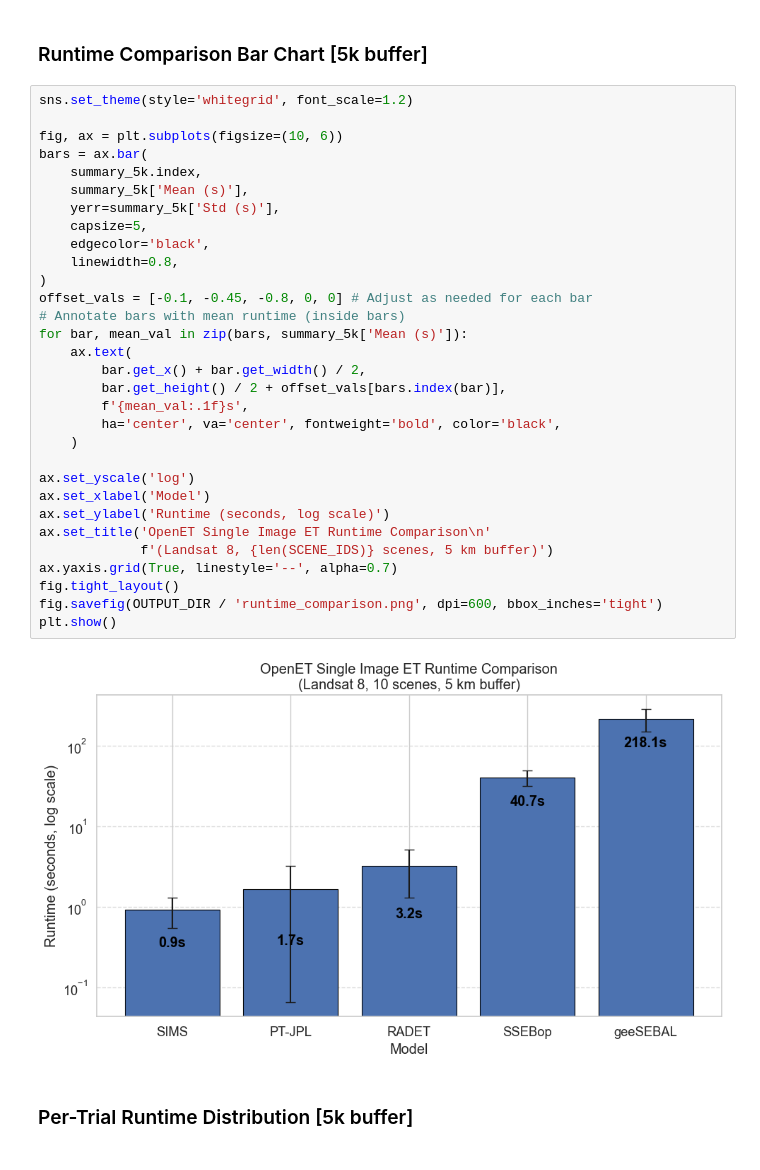
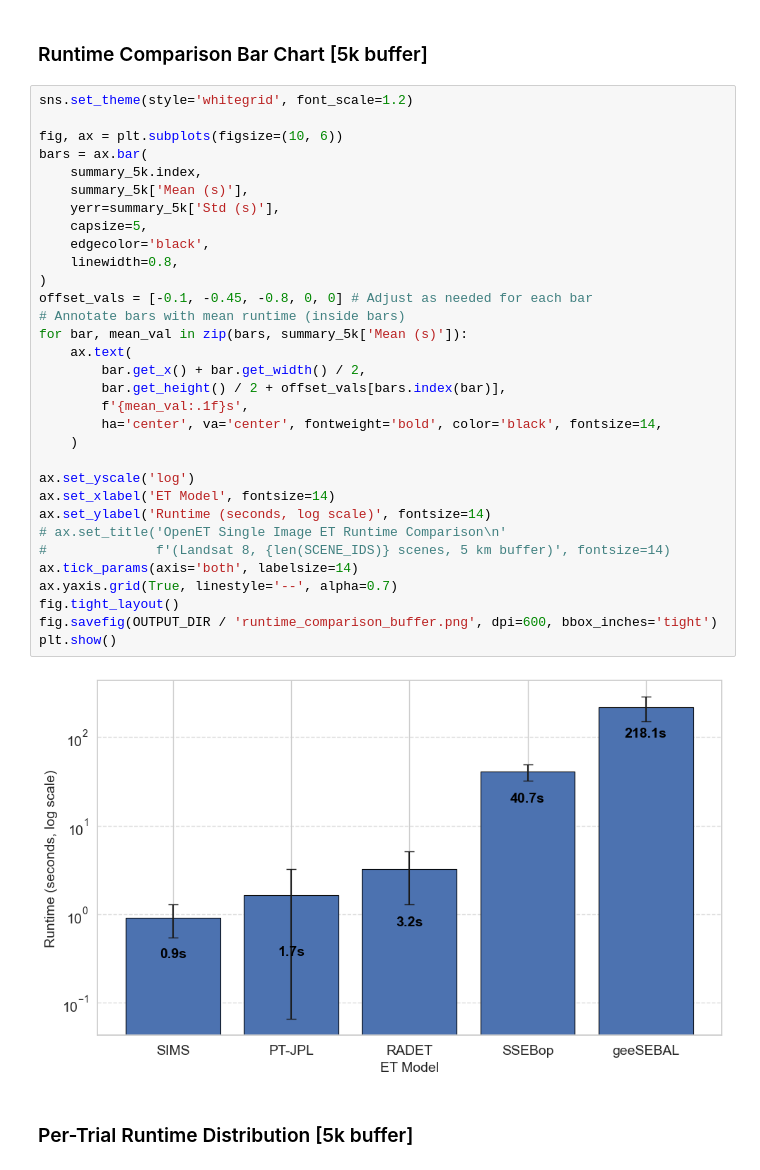
Before and after one commit to DRI-RAD/radet-beta, a Jupyter notebook: examples/runtime_comparison.ipynb, the cells around one changed output. Saved outputs shown, nothing was run; the diff lists cells and outputs as text.

Commit message:
Add additional plots for EECU analysis

```diff
--- a/examples/runtime_comparison.ipynb
+++ b/examples/runtime_comparison.ipynb
@@ -279,36 +279,37 @@ geeSEBAL  218.072951  68.369146  138.689234  341.597627
 # %%
 sns.set_theme(style='whitegrid', font_scale=1.2)
 
 fig, ax = plt.subplots(figsize=(10, 6))
 bars = ax.bar(
     summary_5k.index,
     summary_5k['Mean (s)'],
     yerr=summary_5k['Std (s)'],
     capsize=5,
     edgecolor='black',
     linewidth=0.8,
 )
 offset_vals = [-0.1, -0.45, -0.8, 0, 0] # Adjust as needed for each bar
 # Annotate bars with mean runtime (inside bars)
 for bar, mean_val in zip(bars, summary_5k['Mean (s)']):
     ax.text(
         bar.get_x() + bar.get_width() / 2,
         bar.get_height() / 2 + offset_vals[bars.index(bar)],
         f'{mean_val:.1f}s',
-        ha='center', va='center', fontweight='bold', color='black',
+        ha='center', va='center', fontweight='bold', color='black', fontsize=14,
     )
 
 ax.set_yscale('log')
-ax.set_xlabel('Model')
-ax.set_ylabel('Runtime (seconds, log scale)')
-ax.set_title('OpenET Single Image ET Runtime Comparison\n'
-             f'(Landsat 8, {len(SCENE_IDS)} scenes, 5 km buffer)')
+ax.set_xlabel('ET Model', fontsize=14)
+ax.set_ylabel('Runtime (seconds, log scale)', fontsize=14)
+# ax.set_title('OpenET Single Image ET Runtime Comparison\n'
+#              f'(Landsat 8, {len(SCENE_IDS)} scenes, 5 km buffer)', fontsize=14)
+ax.tick_params(axis='both', labelsize=14)
 ax.yaxis.grid(True, linestyle='--', alpha=0.7)
 fig.tight_layout()
-fig.savefig(OUTPUT_DIR / 'runtime_comparison.png', dpi=600, bbox_inches='tight')
+fig.savefig(OUTPUT_DIR / 'runtime_comparison_buffer.png', dpi=600, bbox_inches='tight')
 plt.show()
 # %% [output]
-[figure, old version]
+[figure, new version]
 # %% [markdown]
 ### Per-Trial Runtime Distribution [5k buffer]
 # %%
```
Also changed, not shown: parts of 6 cells of this notebook, 8 other files.
